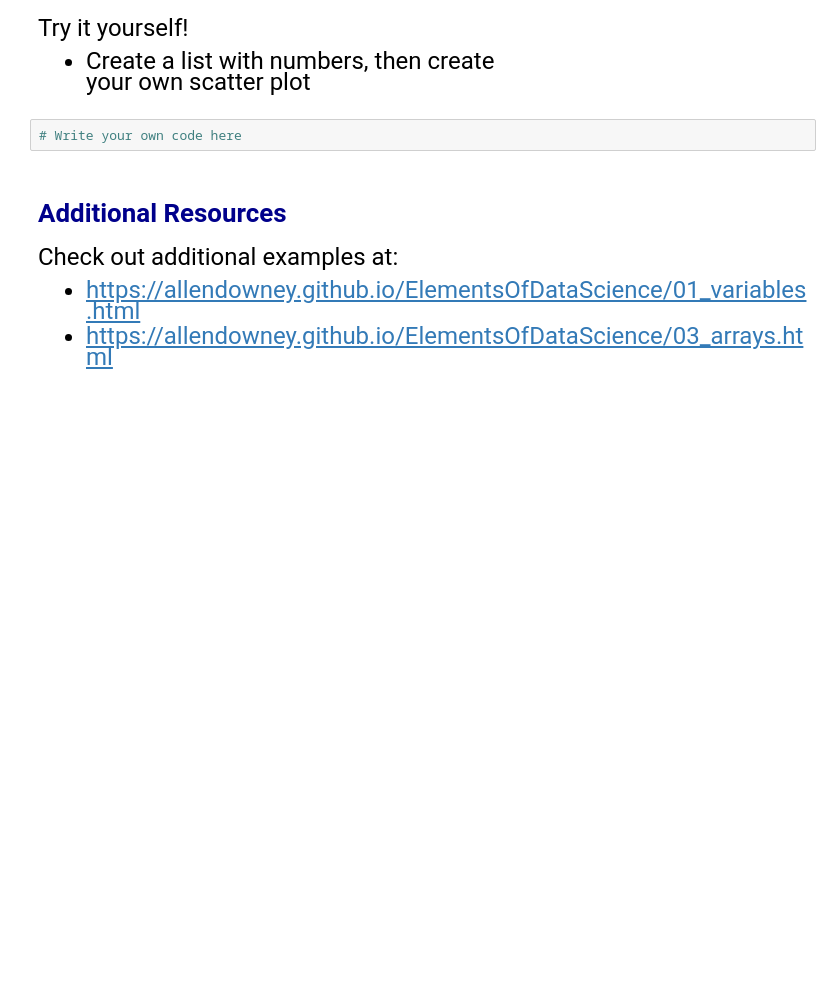
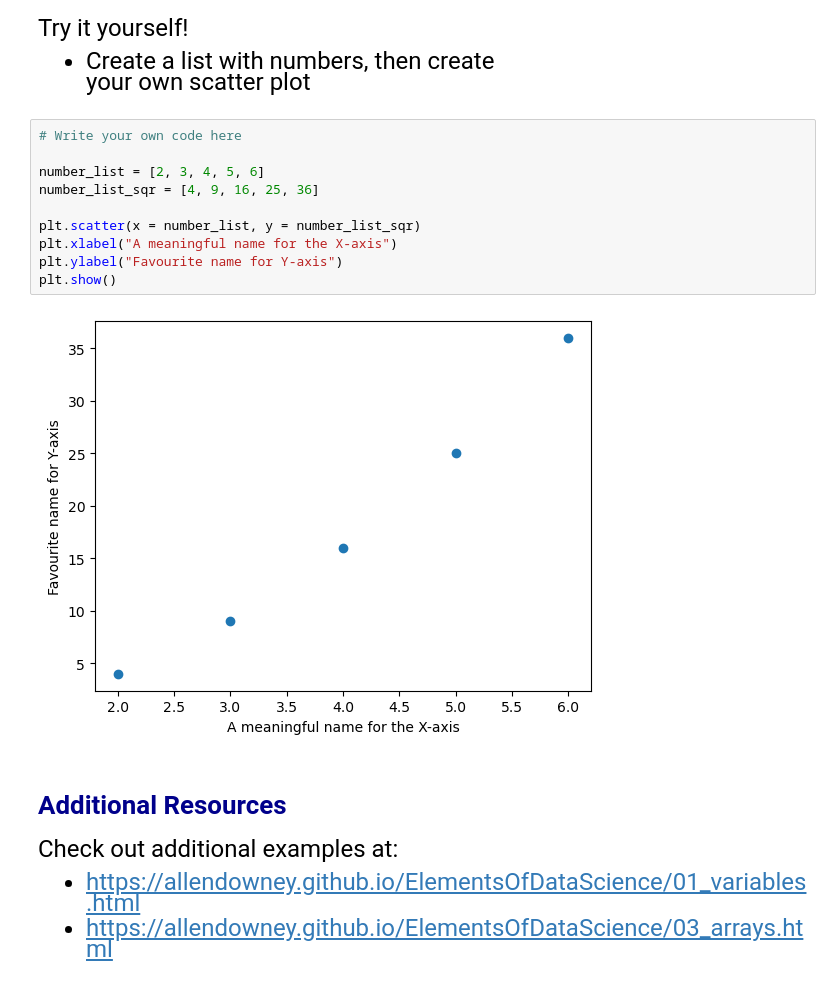
Before and after one commit to wendyguer1/qtm151spring2024, a Jupyter notebook: Lecture 02/lecture2.ipynb, the cells around one changed output. Drawn from its saved outputs; the diff is of its cells as text; blank space fills up the shorter version.

```diff
--- a/Lecture 02/lecture2.ipynb
+++ b/Lecture 02/lecture2.ipynb
@@ -286,8 +306,18 @@ Try it yourself!
 
 - Create a list with numbers, then create <br>
 your own scatter plot
-# %%
-# Write your own code here
+# %%
+# Write your own code here
+
+number_list = [2, 3, 4, 5, 6]
+number_list_sqr = [4, 9, 16, 25, 36]
+
+plt.scatter(x = number_list, y = number_list_sqr)
+plt.xlabel("A meaningful name for the X-axis")
+plt.ylabel("Favourite name for Y-axis")
+plt.show()
+# %% [output]
+[figure, added]
 # %% [markdown]
 # <span style="color:darkblue"> Additional Resources </span>
 
```
Also changed, not shown: parts of 8 cells of this notebook, 15 other files.
